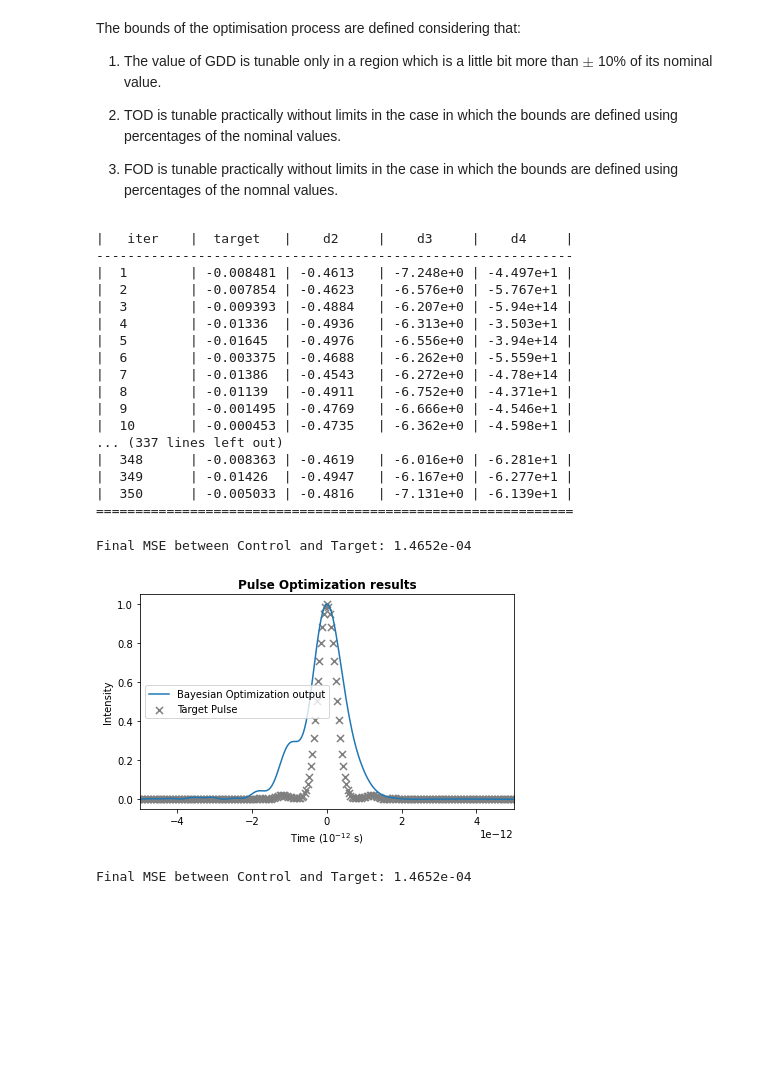
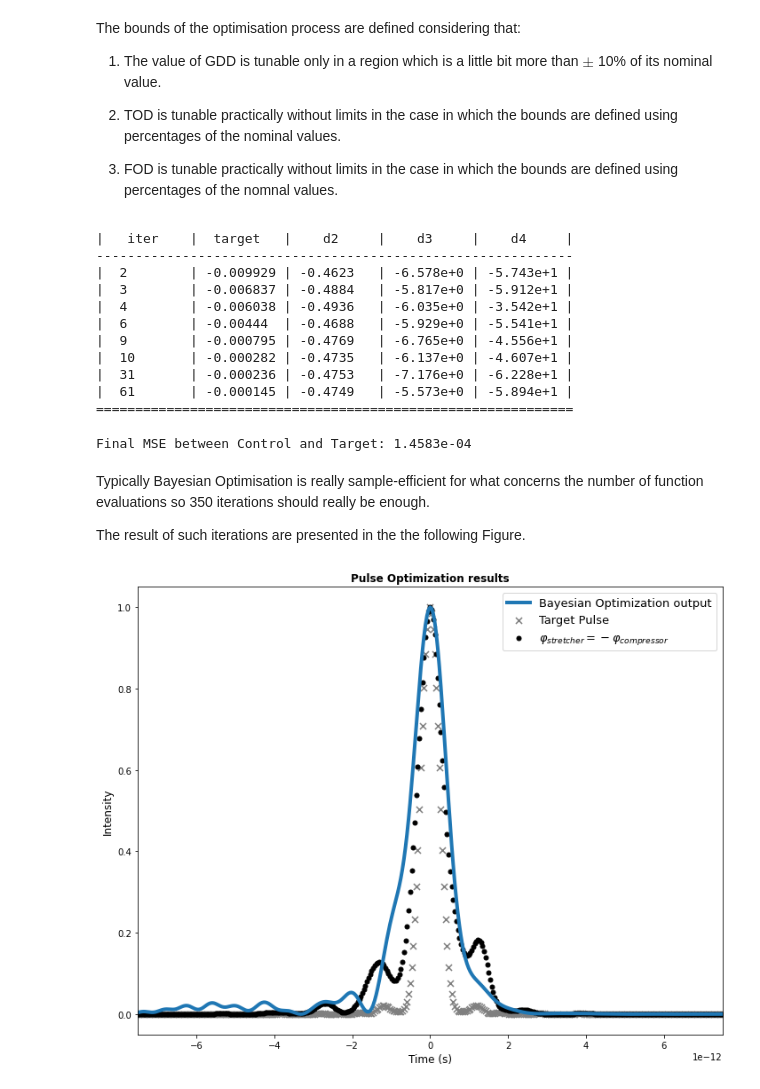
Before and after one commit to fracapuano/TempoRL, a Jupyter notebook: notebooks/BayesianOptimisation.ipynb, the cells around one changed output. Saved outputs shown, nothing was run; the diff lists cells and outputs as text; code cells hidden in the pictures; blank space fills up the shorter version.

Commit message:
Bayesian Optimisation full testing - minor changes to SemiPhysical Model

```diff
--- a/notebooks/BayesianOptimisation.ipynb
+++ b/notebooks/BayesianOptimisation.ipynb
@@ -33,8 +33,8 @@ frequency, intensity = extract_data() # extracting the desired information
 # compressor parameters - obtained as minus the stretcher one - TO BE FIXED WITH REAL ONES ONCE THEY ARE AVAILABLE
 COMPRESSOR = -1 * np.array((267.422 * 1e-24, -2.384 * 1e-36, 9.54893 * 1e-50)) # in s^2, s^3 and s^4 (SI units)
 # non linearity parameter
-B = 0
-# cutoff frequencies, in THz, used to remove noise
+B = 2
+# cutoff frequencies, in THz, used to remove noise - derived from visual inspection
 CUTOFF = (289.95, 291.91)
 # model instantiation
 l1_pump = model(frequency, intensity, COMPRESSOR, B, CUTOFF)
@@ -80,7 +80,7 @@ pbounds = {
 optimizer = BayesianOptimization(
     f=objective_function,
     pbounds=pbounds,
-    verbose=2, # verbose = 1 prints only when a maximum is observed, verbose = 0 is silent
+    verbose=1, # verbose = 1 prints only when a maximum is observed, verbose = 0 is silent
     random_state=10, # for reproducibility
 )
 
@@ -94,20 +94,14 @@ optimizer.maximize(
 # %% [output]
 |   iter    |  target   |    d2     |    d3     |    d4     |
 -------------------------------------------------------------
-|  1        | -0.008481 | -0.4613   | -7.248e+0 | -4.497e+1 |
-|  2        | -0.007854 | -0.4623   | -6.576e+0 | -5.767e+1 |
-|  3        | -0.009393 | -0.4884   | -6.207e+0 | -5.94e+14 |
-|  4        | -0.01336  | -0.4936   | -6.313e+0 | -3.503e+1 |
-|  5        | -0.01645  | -0.4976   | -6.556e+0 | -3.94e+14 |
-|  6        | -0.003375 | -0.4688   | -6.262e+0 | -5.559e+1 |
-|  7        | -0.01386  | -0.4543   | -6.272e+0 | -4.78e+14 |
-|  8        | -0.01139  | -0.4911   | -6.752e+0 | -4.371e+1 |
-|  9        | -0.001495 | -0.4769   | -6.666e+0 | -4.546e+1 |
-|  10       | -0.000453 | -0.4735   | -6.362e+0 | -4.598e+1 |
-... (337 lines left out)
-|  348      | -0.008363 | -0.4619   | -6.016e+0 | -6.281e+1 |
-|  349      | -0.01426  | -0.4947   | -6.167e+0 | -6.277e+1 |
-|  350      | -0.005033 | -0.4816   | -7.131e+0 | -6.139e+1 |
+|  2        | -0.009929 | -0.4623   | -6.578e+0 | -5.743e+1 |
+|  3        | -0.006837 | -0.4884   | -5.817e+0 | -5.912e+1 |
+|  4        | -0.006038 | -0.4936   | -6.035e+0 | -3.542e+1 |
+|  6        | -0.00444  | -0.4688   | -5.929e+0 | -5.541e+1 |
+|  9        | -0.000795 | -0.4769   | -6.765e+0 | -4.556e+1 |
+|  10       | -0.000282 | -0.4735   | -6.137e+0 | -4.607e+1 |
+|  31       | -0.000236 | -0.4753   | -7.176e+0 | -6.228e+1 |
+|  61       | -0.000145 | -0.4749   | -5.573e+0 | -5.894e+1 |
 =============================================================
 # %%
 # plotting the result obtained with Bayesian Optimization
@@ -119,24 +113,34 @@ time_BO, profile_BO = l1_pump.forward_pass(optimal_control)
 
 print("Final MSE between Control and Target: {:.4e}".format(-1*objective_function(optimald2, optimald3, optimald4)))
 # %% [output]
-Final MSE between Control and Target: 1.4652e-04
+Final MSE between Control and Target: 1.4583e-04
+# %% [markdown]
+Typically Bayesian Optimisation is really sample-efficient for what concerns the number of function evaluations so 350 iterations should really be enough.
+
+The result of such iterations are presented in the the following Figure.
+# %%
+# output if non-linearity was absent from the system
+linear_opt_time, linear_opt_profile = l1_pump.forward_pass(
+    control = l1_pump.translate_control(
+        -1*COMPRESSOR, verse = "to_disp"
+    )
+)
 # %%
 control = np.array((optimizer.max["params"]["d2"], optimizer.max["params"]["d3"], optimizer.max["params"]["d4"]))
 time_BO, profile_BO = l1_pump.forward_pass(control)
-profile_BO = np.roll(profile_BO, np.argmax(profile_TL) - np.argmax(profile_BO))
+profile_BO = np.roll(profile_BO, np.argmax(target_profile) - np.argmax(profile_BO))
 
-fig, ax = plt.subplots()
+fig, ax = plt.subplots(figsize = (10, 8))
 ax.set_title("Pulse Optimization results", fontsize = 12, fontweight = "bold")
-ax.plot(time_BO, profile_BO, label = "Bayesian Optimization output")
-ax.scatter(time, profile_TL, label = "Target Pulse", c = "tab:grey", marker = "x", s = 50)
-ax.set_xlabel(r"Time ($10^{-12}$ s)"); ax.set_ylabel("Intensity")
+ax.plot(time_BO, profile_BO, label = "Bayesian Optimization output", lw = 4)
+ax.scatter(time_BO, target_profile, label = "Target Pulse", c = "tab:grey", marker = "x", s = 50)
+ax.scatter(linear_opt_time, linear_opt_profile, label = r"$\varphi_{stretcher} = - \varphi_{compressor}$", marker = "o", s = 25, c = "k")
 
-ax.legend()
-ax.set_xlim(left = -0.5e-11, right = +0.5e-11)
+ax.set_xlabel(r"Time (s)", fontsize = 12); ax.set_ylabel("Intensity", fontsize = 12)
+
+ax.legend(fontsize = 13)
+ax.set_xlim(left = -0.75e-11, right = +0.75e-11)
 fig.tight_layout()
 plt.show()
-
-print("Final MSE between Control and Target: {:.4e}".format(-1*objective_function(optimald2, optimald3, optimald4)))
 # %% [output]
-[figure, old version]
+[figure, new version]
-Final MSE between Control and Target: 1.4652e-04
```
Also changed, not shown: parts of 4 cells of this notebook, 1 other file.
